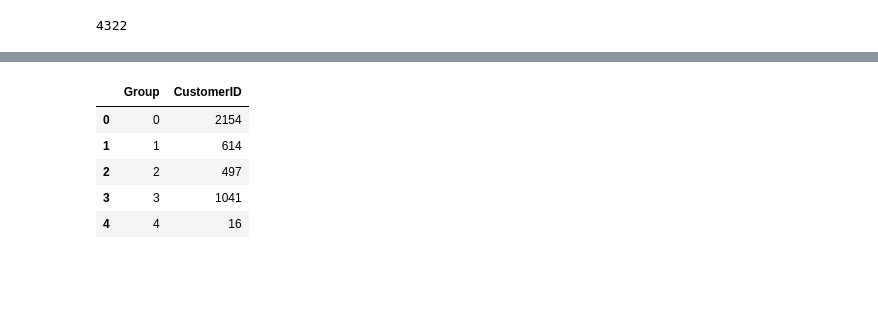
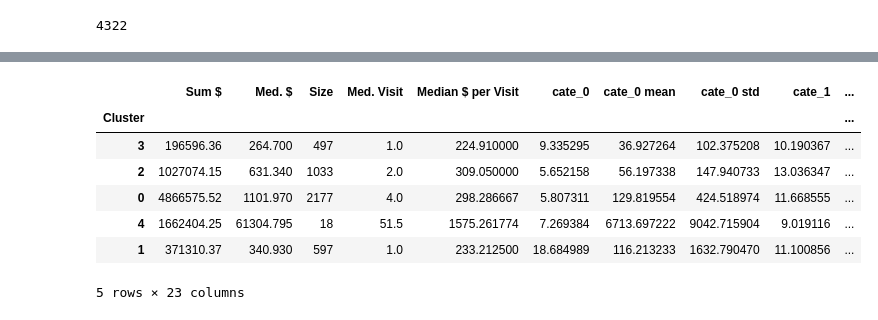
Before and after one commit to fay067/CSC522_P08_Project, a Jupyter notebook: tf-idf_prod_clustering.ipynb, the cells around one changed output, grey strips where cells are left out. Drawn from its saved outputs; the diff is of its cells as text; code cells hidden in the pictures; blank space fills up the shorter version.

```diff
--- a/tf-idf_prod_clustering.ipynb
+++ b/tf-idf_prod_clustering.ipynb
@@ -171,9 +172,16 @@ tf_idf_rfm.head(10)
 # %%
 tf_idf_rfm.groupby('Group', as_index = False)['CustomerID'].count()
+tf_idf_rfm.rename(columns={'Group': 'Cluster'}, inplace=True)
-# %% [output]
-|  | Group | CustomerID |
-| 0 | 0 | 2154 |
-| 1 | 1 | 614 |
-| 2 | 2 | 497 |
-| 3 | 3 | 1041 |
-| 4 | 4 | 16 |
+# %%
+n_attributes = len(tf_idf_rfm.columns) - 5
+customer_clustering = df_for_chart(tf_idf_rfm, n_attributes)
+display(customer_clustering)
+# %% [output]
+|  | Sum $ | Med. $ | Size | Med. Visit | Median $ per Visit | cate_0 | cate_0 mean | cate_0 std | cate_1 | ... |
+| Cluster |  |  |  |  |  |  |  |  |  | ... |
+| 3 | 196596.36 | 264.700 | 497 | 1.0 | 224.910000 | 9.335295 | 36.927264 | 102.375208 | 10.190367 | ... |
+| 2 | 1027074.15 | 631.340 | 1033 | 2.0 | 309.050000 | 5.652158 | 56.197338 | 147.940733 | 13.036347 | ... |
+| 0 | 4866575.52 | 1101.970 | 2177 | 4.0 | 298.286667 | 5.807311 | 129.819554 | 424.518974 | 11.668555 | ... |
+| 4 | 1662404.25 | 61304.795 | 18 | 51.5 | 1575.261774 | 7.269384 | 6713.697222 | 9042.715904 | 9.019116 | ... |
+| 1 | 371310.37 | 340.930 | 597 | 1.0 | 233.212500 | 18.684989 | 116.213233 | 1632.790470 | 11.100856 | ... |
+5 rows × 23 columns
```
Also changed, not shown: parts of 9 cells of this notebook, 1 other file.
